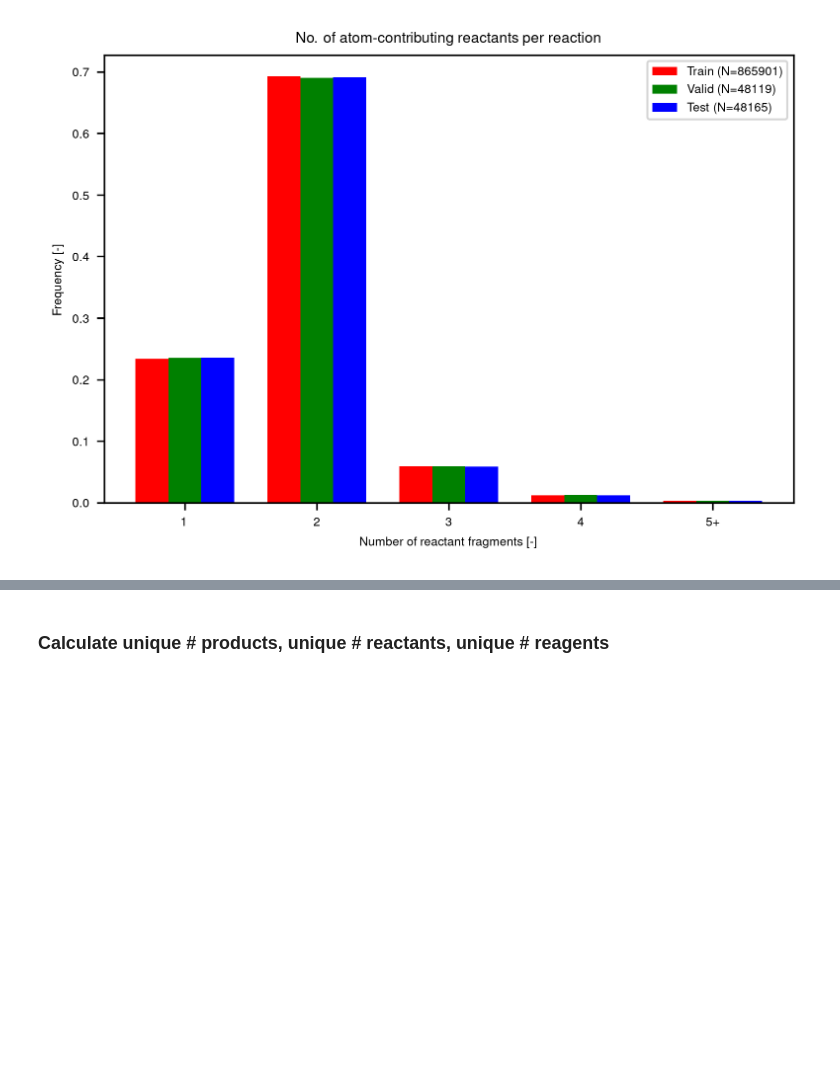
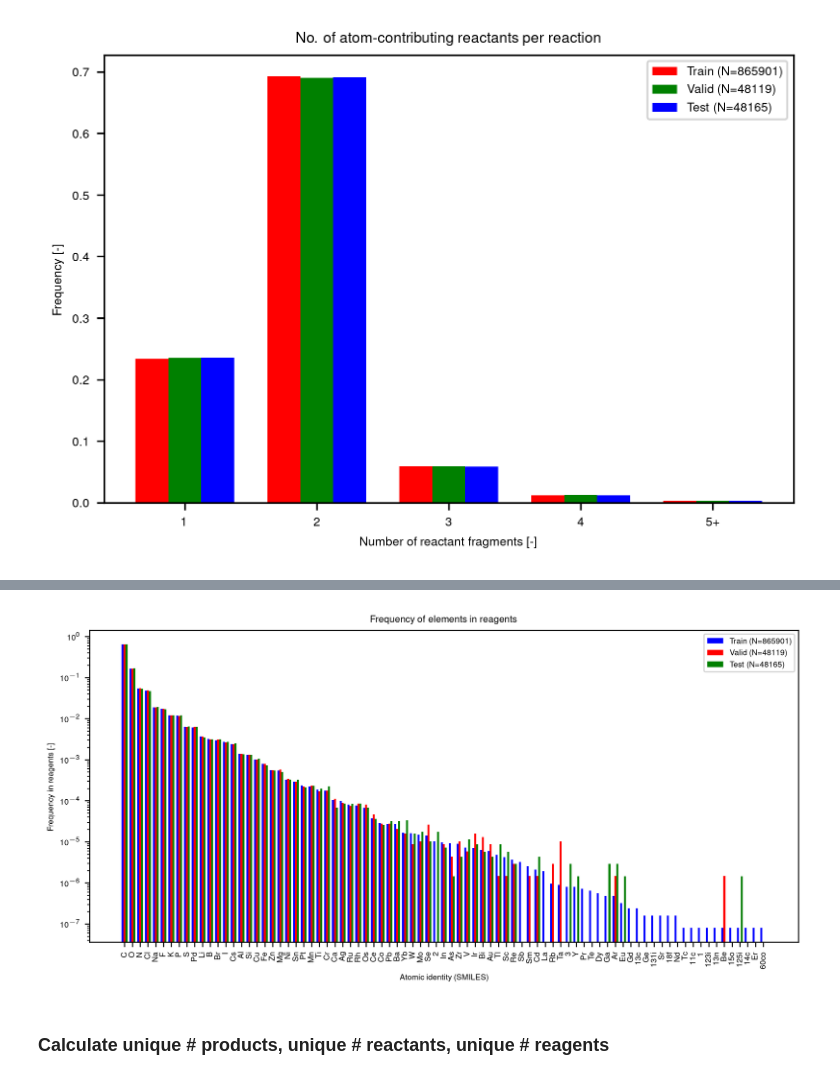
Before and after one commit to coleygroup/rxn-ebm, a Jupyter notebook: Data Exploration neat-USPTO_STEREO 1million.ipynb, the cells around one changed output, grey strips where cells are left out. Drawn from its saved outputs; the diff is of its cells as text; code cells hidden in the pictures; blank space fills up the shorter version.

```diff
--- a/Data Exploration neat-USPTO_STEREO 1million.ipynb
+++ b/Data Exploration neat-USPTO_STEREO 1million.ipynb
@@ -436,3 +566,34 @@ Freq Carbon in test: 69.22%
+# %%
+fig = plt.figure(figsize=(8,4), dpi = 300)
+colors = ['b', 'r', 'g']
+
+for offset, key in enumerate(['train', 'valid', 'test']):
+
+    vals = []
+    for atom_type in rgt_atom_types:
+        vals.append(atom_id_rgts[key][atom_type])
+    vals = np.array(vals)
+
+    plt.bar(np.arange(len(vals)) + (offset-1)*.25,
+            vals / np.sum(vals), width=0.25,
+            color=colors[offset])
+
+plt.xlabel('Atomic identity (SMILES)')
+plt.xticks(range(len(vals)),
+           ['{}{}'.format(a[0].upper(), a[1:]) for a in rgt_atom_types],
+          rotation='vertical')
+plt.ylabel('Frequency in reagents [-]')
+# plt.grid(True)
+plt.legend(['Train (N={})'.format(len(clean_rxn_allmap['train'])),
+            'Valid (N={})'.format(len(clean_rxn_allmap['valid'])),
+            'Test (N={})'.format(len(clean_rxn_allmap['test']))])
+plt.yscale('log')
+plt.title('Frequency of elements in reagents')
+plt.tight_layout()
+plt.savefig(os.getcwd()+'/analysis/{}_atom_type_freqs_rgts.png'.format(dataset), bbox_inches = 'tight')
+plt.show()
+# %% [output]
+[figure, added]
 # %% [markdown]
 ### Calculate unique # products, unique # reactants, unique # reagents
 # %%
```
Also changed, not shown: parts of 48 cells of this notebook.
